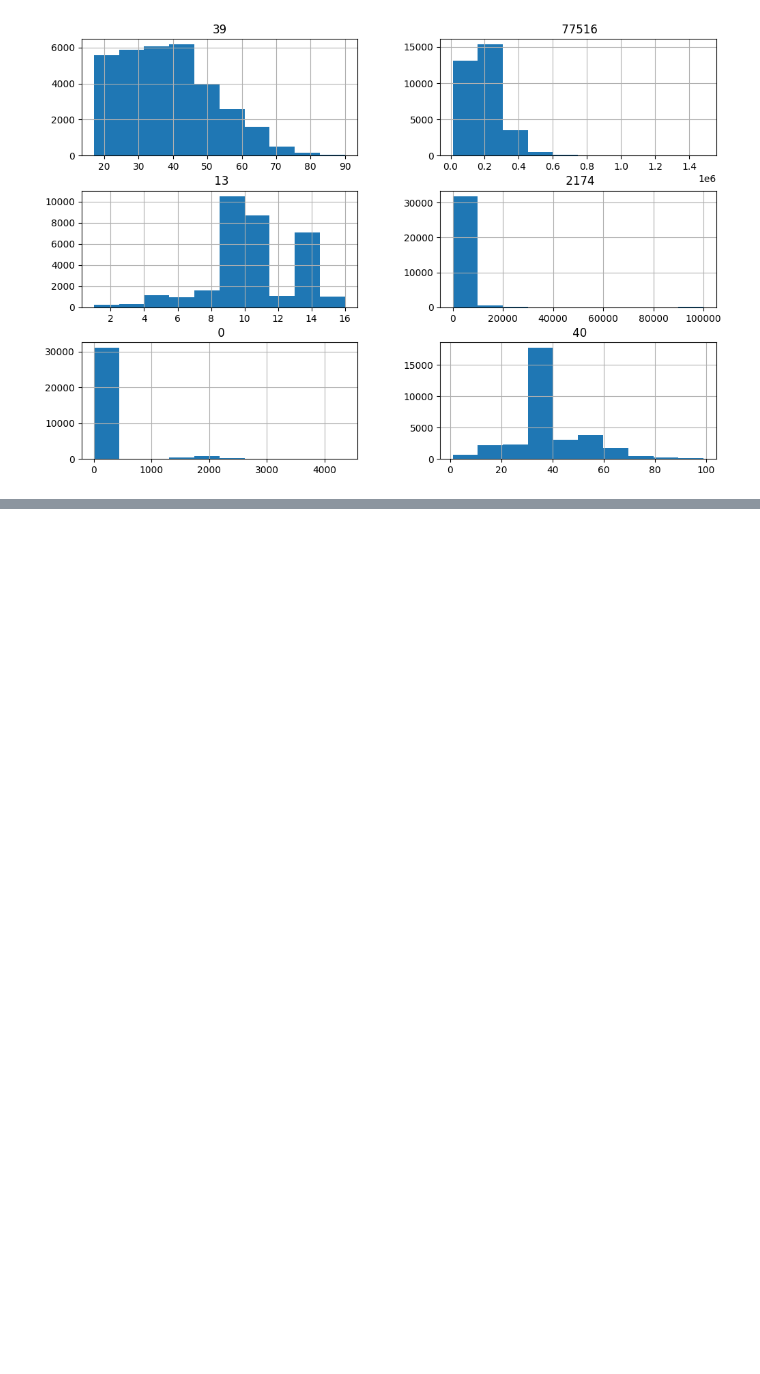
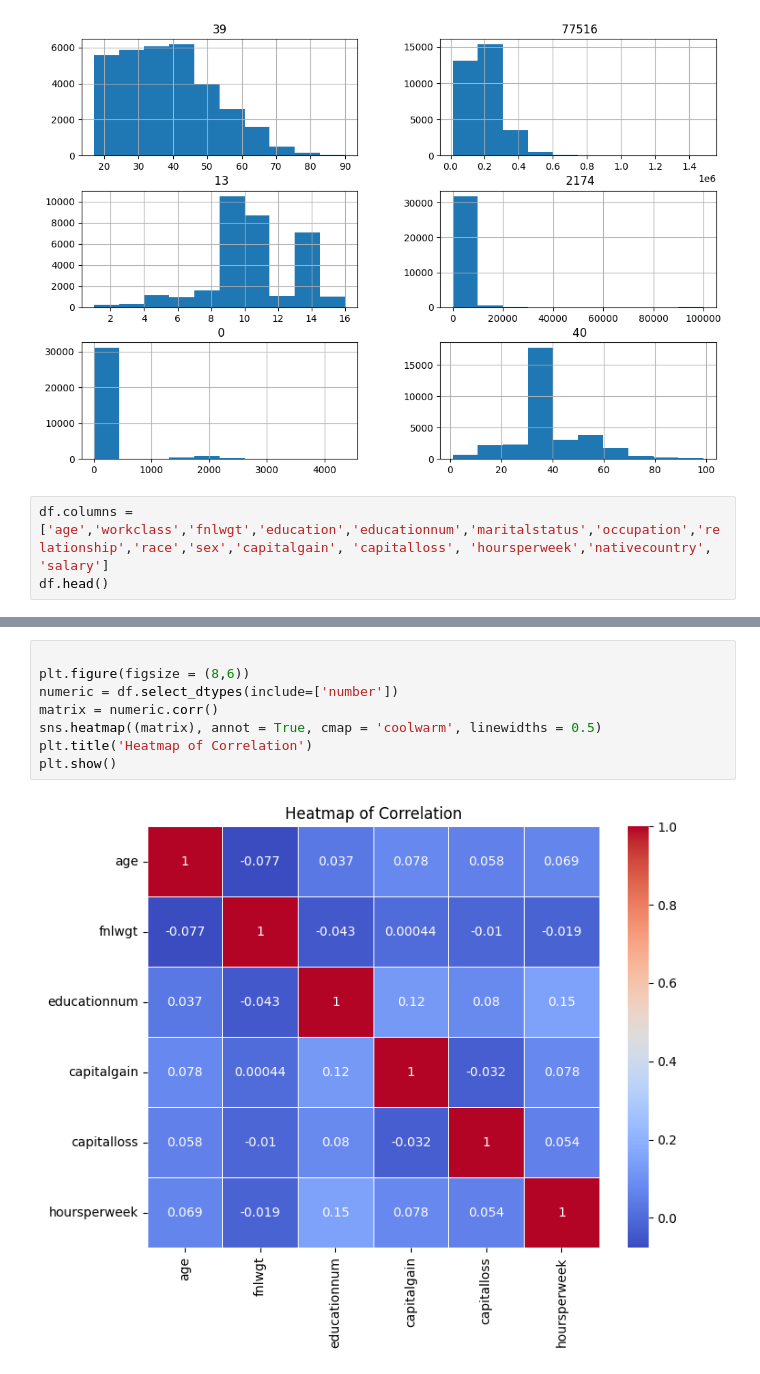
Before and after one commit to aryamankachroo/DTSC1302FinalGroupProject, a Jupyter notebook: DtscFinalProjectCode.ipynb, the cells around one changed output, grey strips where cells are left out. Cells and saved outputs as stored; diff of their text form; blank space fills up the shorter version.

```diff
--- a/DtscFinalProjectCode.ipynb
+++ b/DtscFinalProjectCode.ipynb
@@ -94,3 +95,6 @@ df.hist(figsize=(12,8))
 plt.show()
 # %% [output]
 [figure]
+# %%
+df.columns = ['age','workclass','fnlwgt','education','educationnum','maritalstatus','occupation','relationship','race','sex','capitalgain', 'capitalloss', 'hoursperweek','nativecountry', 'salary']
+df.head()
@@ -96,0 +117,10 @@ plt.show()
+# %%
+
+plt.figure(figsize = (8,6))
+numeric = df.select_dtypes(include=['number'])
+matrix = numeric.corr()
+sns.heatmap((matrix), annot = True, cmap = 'coolwarm', linewidths = 0.5)
+plt.title('Heatmap of Correlation')
+plt.show()
+# %% [output]
+[figure, added]
```
Also changed, not shown: parts of 3 cells of this notebook.
